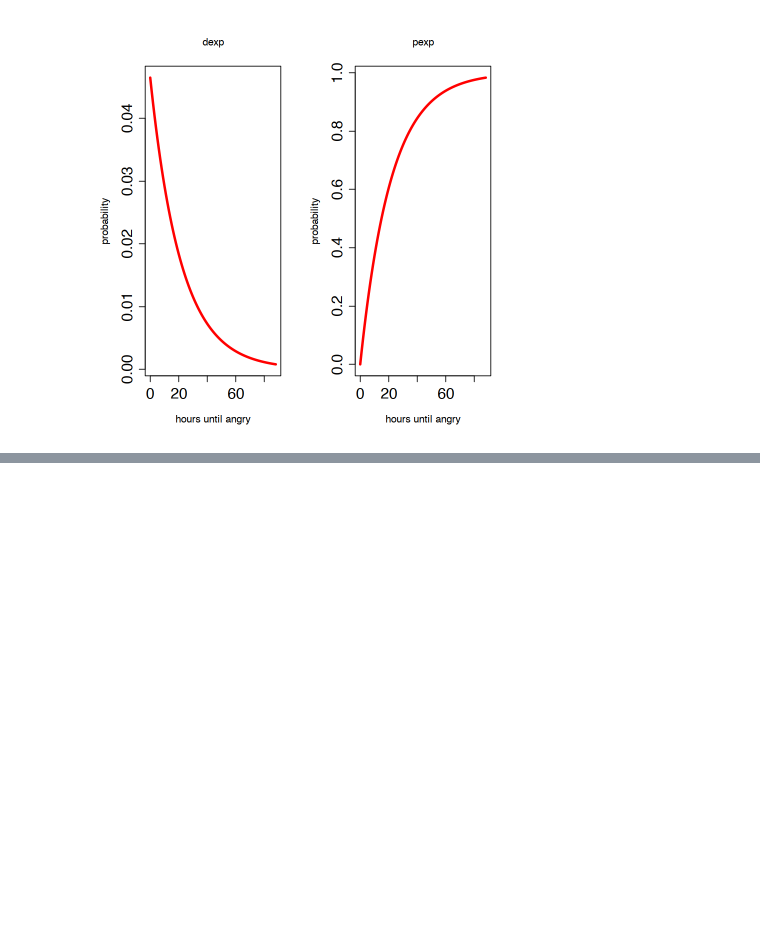
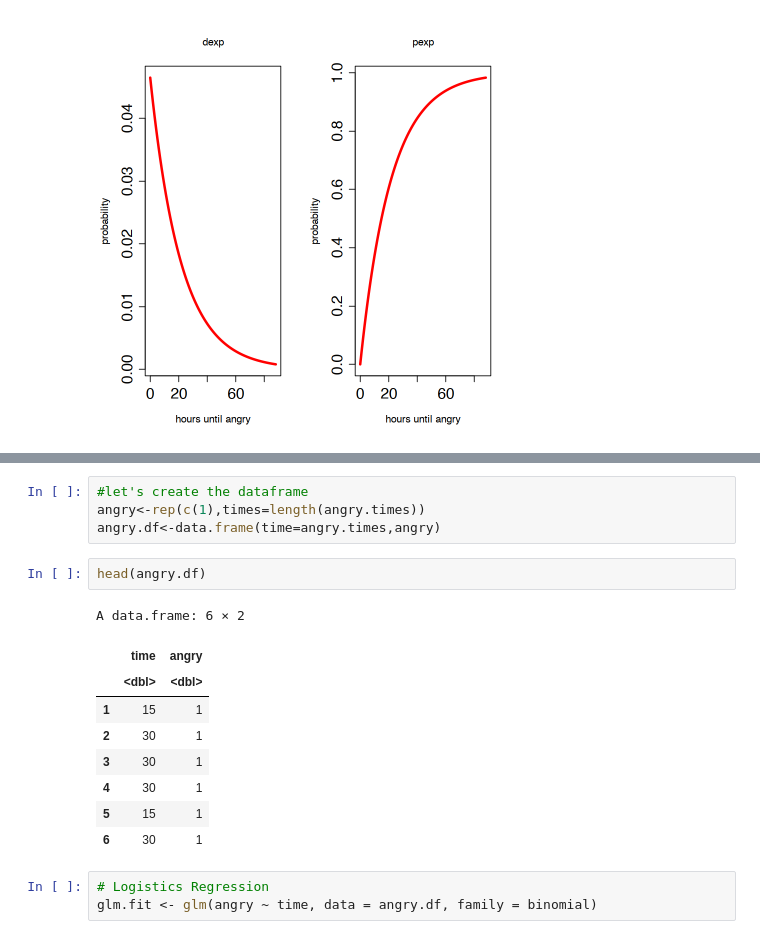
Before and after one commit to norberello/fitting-exponential-car-intervals, a Jupyter notebook: anger times.ipynb, the cells around one changed output, grey strips where cells are left out. Cells and saved outputs as stored; diff of their text form; blank space fills up the shorter version.

```diff
--- a/anger times.ipynb
+++ b/anger times.ipynb
@@ -166,0 +182,19 @@ legend("bottomright", c("ECDF", "PEXP"),
+# %%
+#let's create the dataframe
+angry<-rep(c(1),times=length(angry.times))
+angry.df<-data.frame(time=angry.times,angry)
+# %%
+head(angry.df)
+# %% [output]
+A data.frame: 6 × 2
+|  | time | angry |
+|  | <dbl> | <dbl> |
+| 1 | 15 | 1 |
+| 2 | 30 | 1 |
+| 3 | 30 | 1 |
+| 4 | 30 | 1 |
+| 5 | 15 | 1 |
+| 6 | 30 | 1 |
+# %%
+# Logistics Regression
+glm.fit <- glm(angry ~ time, data = angry.df, family = binomial)
```
Also changed, not shown: parts of 9 cells of this notebook.
